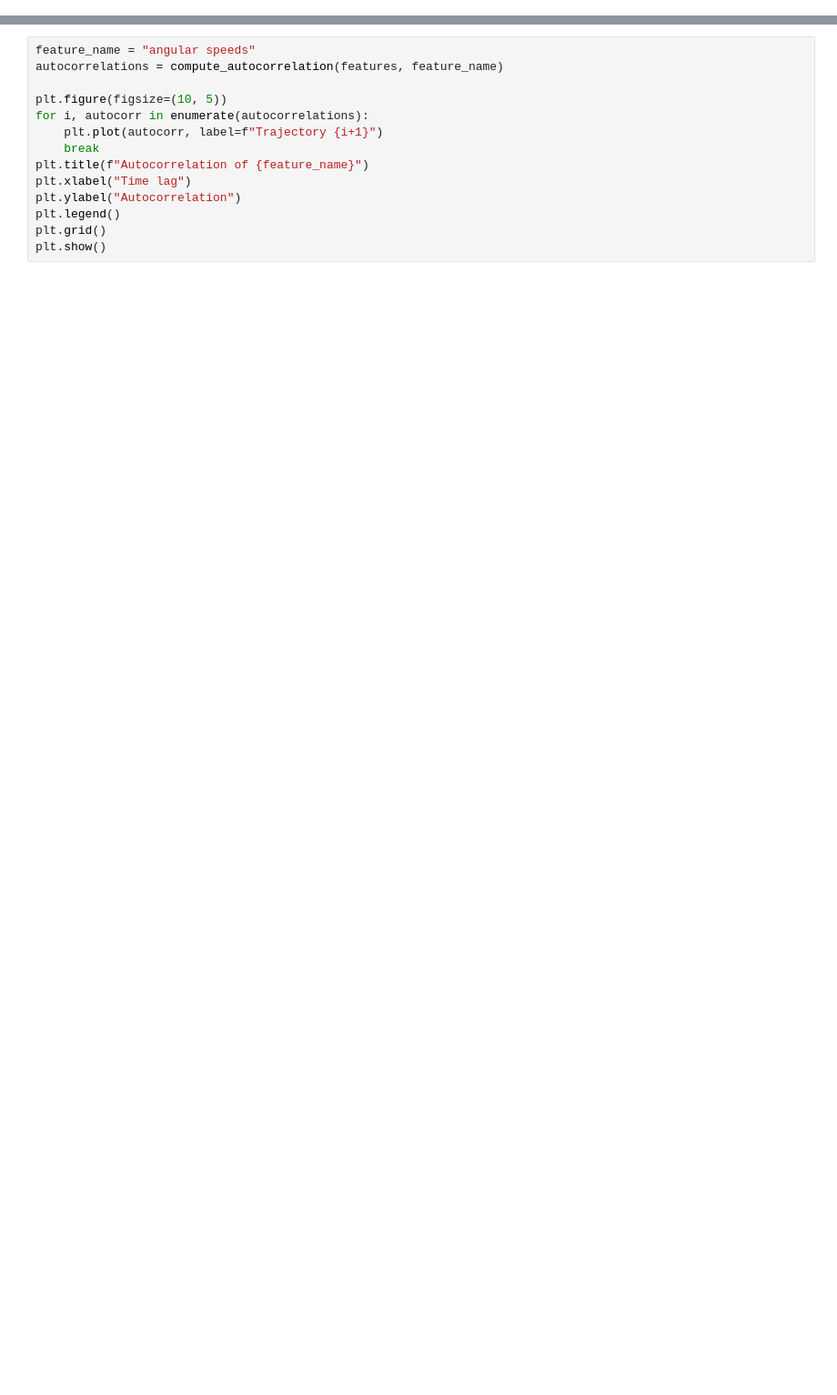
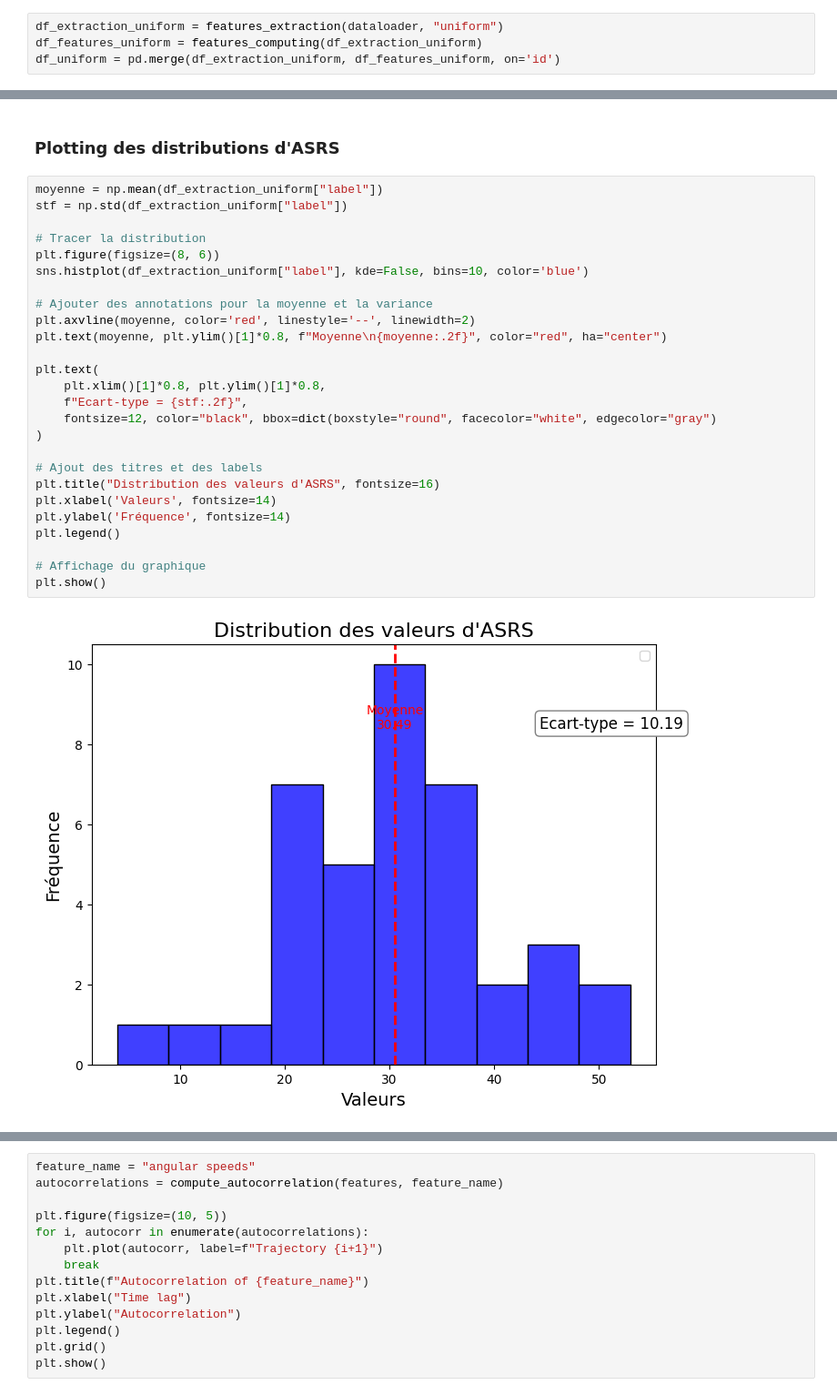
Before and after one commit to TomFiz/neuroforest, a Jupyter notebook: neuroforest-master/notebooks/extract_explicit_features.ipynb, the cells around one changed output, grey strips where cells are left out. Shown: that part at 91% size. Drawn from its saved outputs; the diff is of its cells as text; blank space fills up the shorter version.

```diff
--- a/neuroforest-master/notebooks/extract_explicit_features.ipynb
+++ b/neuroforest-master/notebooks/extract_explicit_features.ipynb
@@ -205,0 +144,4 @@ def mushroom_count(dataloader, session_type):
+# %%
+df_extraction_uniform = features_extraction(dataloader, "uniform")
+df_features_uniform = features_computing(df_extraction_uniform)
+df_uniform = pd.merge(df_extraction_uniform, df_features_uniform, on='id')
@@ -205,0 +157,30 @@ def mushroom_count(dataloader, session_type):
+# %% [markdown]
+### Plotting des distributions d'ASRS
+# %%
+moyenne = np.mean(df_extraction_uniform["label"])
+stf = np.std(df_extraction_uniform["label"])
+
+# Tracer la distribution
+plt.figure(figsize=(8, 6))
+sns.histplot(df_extraction_uniform["label"], kde=False, bins=10, color='blue')
+
+# Ajouter des annotations pour la moyenne et la variance
+plt.axvline(moyenne, color='red', linestyle='--', linewidth=2)
+plt.text(moyenne, plt.ylim()[1]*0.8, f"Moyenne\n{moyenne:.2f}", color="red", ha="center")
+
+plt.text(
+    plt.xlim()[1]*0.8, plt.ylim()[1]*0.8,
+    f"Ecart-type = {stf:.2f}",
+    fontsize=12, color="black", bbox=dict(boxstyle="round", facecolor="white", edgecolor="gray")
+)
+
+# Ajout des titres et des labels
+plt.title("Distribution des valeurs d'ASRS", fontsize=16)
+plt.xlabel('Valeurs', fontsize=14)
+plt.ylabel('Fréquence', fontsize=14)
+plt.legend()
+
+# Affichage du graphique
+plt.show()
+# %% [output]
+[figure, added]
```
Also changed, not shown: parts of 16 cells of this notebook, 4 other files.
